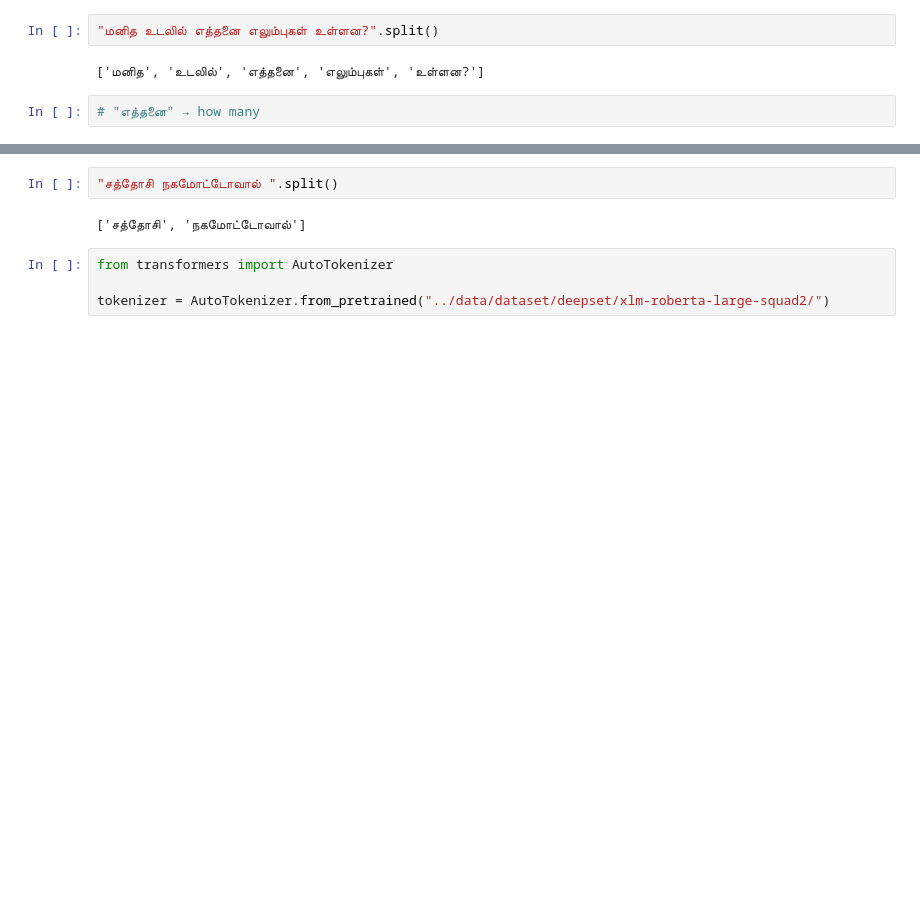
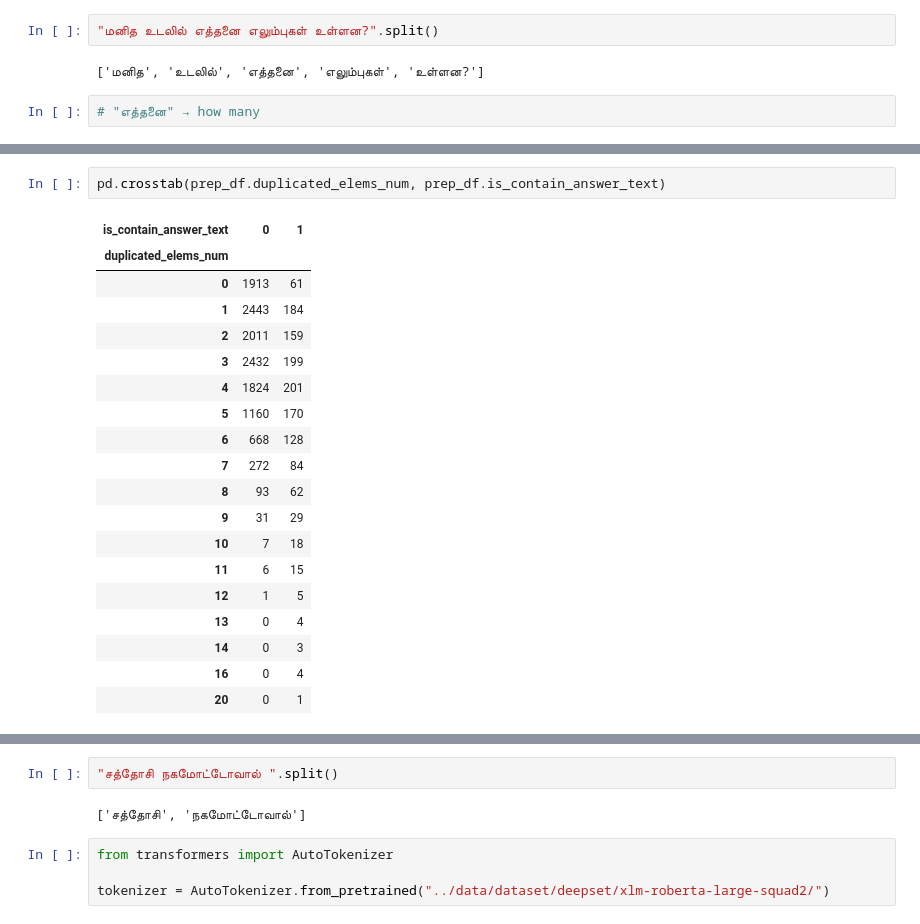
Before and after one commit to guchio3/kaggle-chaii-2021, a Jupyter notebook: notebooks/questionに入っている単語が入ったtextbatchが有効説検証.ipynb, the cells around one changed output, grey strips where cells are left out. Drawn from its saved outputs; the diff is of its cells as text; blank space fills up the shorter version.

```diff
--- a/notebooks/questionに入っている単語が入ったtextbatchが有効説検証.ipynb
+++ b/notebooks/questionに入っている単語が入ったtextbatchが有効説検証.ipynb
@@ -86,0 +199,22 @@ AttributeError: 'str' object has no attribute 'tolist'
+# %%
+pd.crosstab(prep_df.duplicated_elems_num, prep_df.is_contain_answer_text)
+# %% [output]
+| is_contain_answer_text | 0 | 1 |
+| duplicated_elems_num |  |  |
+| 0 | 1913 | 61 |
+| 1 | 2443 | 184 |
+| 2 | 2011 | 159 |
+| 3 | 2432 | 199 |
+| 4 | 1824 | 201 |
+| 5 | 1160 | 170 |
+| 6 | 668 | 128 |
+| 7 | 272 | 84 |
+| 8 | 93 | 62 |
+| 9 | 31 | 29 |
+| 10 | 7 | 18 |
+| 11 | 6 | 15 |
+| 12 | 1 | 5 |
+| 13 | 0 | 4 |
+| 14 | 0 | 3 |
+| 16 | 0 | 4 |
+| 20 | 0 | 1 |
```
Also changed, not shown: parts of 13 cells of this notebook, 1 other file.
